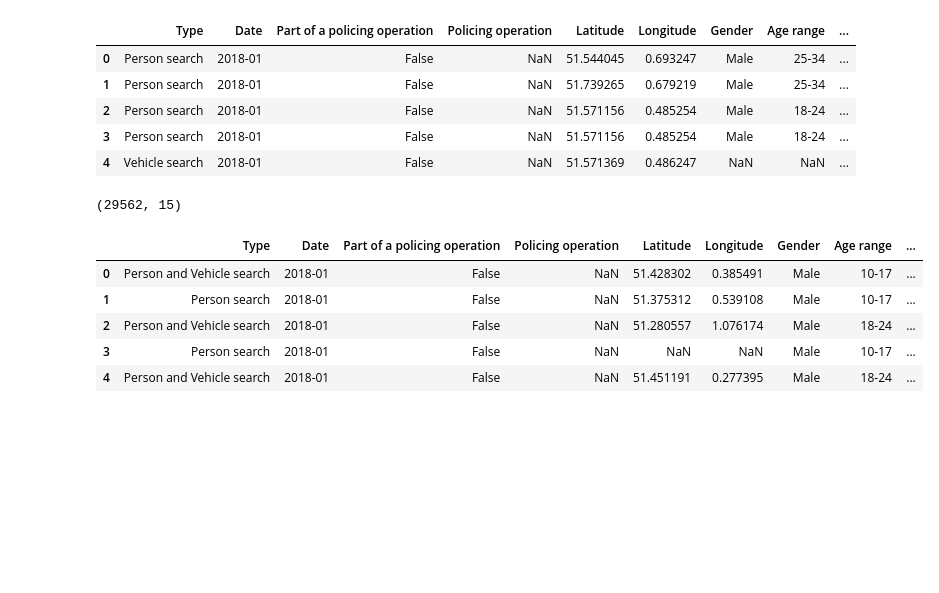
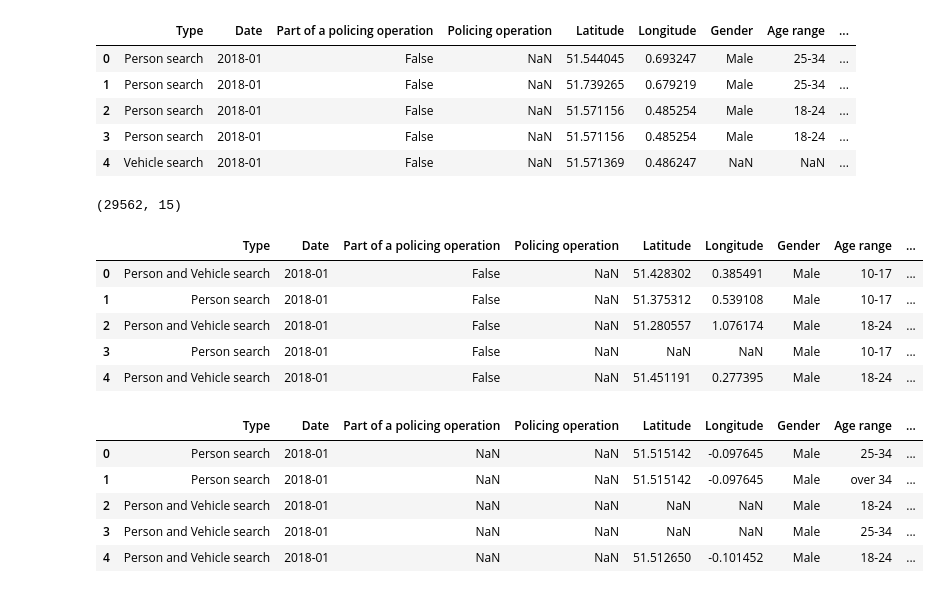
Before and after one commit to ah20776/CE888---Assignment, a Jupyter notebook: Ethnicity in UK Policing/bias.ipynb, the cells around one changed output. Cells and saved outputs as stored; diff of their text form; code cells hidden in the pictures; blank space fills up the shorter version.

```diff
--- a/Ethnicity in UK Policing/bias.ipynb
+++ b/Ethnicity in UK Policing/bias.ipynb
@@ -285,7 +285,7 @@ london19_4["Date"] = "2019-04"
 london19_5 = pd.read_csv('/content/gdrive/My Drive/CE888 - Dataset/London 2018-20/2019-05-city-of-london-stop-and-search.csv')
 london19_5["Date"] = "2019-05"
 london19_6 = pd.read_csv('/content/gdrive/My Drive/CE888 - Dataset/London 2018-20/2019-06-city-of-london-stop-and-search.csv')
-lLondon19_6["Date"] = "2019-06"
+london19_6["Date"] = "2019-06"
 london19_7 = pd.read_csv('/content/gdrive/My Drive/CE888 - Dataset/London 2018-20/2019-07-city-of-london-stop-and-search.csv')
 london19_7["Date"] = "2019-07"
 london19_8 = pd.read_csv('/content/gdrive/My Drive/CE888 - Dataset/London 2018-20/2019-08-city-of-london-stop-and-search.csv')
@@ -301,30 +301,37 @@ london19_12["Date"] = "2019-12"
 london20_1 = pd.read_csv('/content/gdrive/My Drive/CE888 - Dataset/London 2018-20/2020-01-city-of-london-stop-and-search.csv')
 london20_1["Date"] = "2020-01"
 london20_2 = pd.read_csv('/content/gdrive/My Drive/CE888 - Dataset/London 2018-20/2020-02-city-of-london-stop-and-search.csv')
 london20_2["Date"] = "2020-02"
 london20_3 = pd.read_csv('/content/gdrive/My Drive/CE888 - Dataset/London 2018-20/2020-03-city-of-london-stop-and-search.csv')
 london20_3["Date"] = "2020-03"
 london20_4 = pd.read_csv('/content/gdrive/My Drive/CE888 - Dataset/London 2018-20/2020-04-city-of-london-stop-and-search.csv')
 london20_4["Date"] = "2020-04"
 london20_5 = pd.read_csv('/content/gdrive/My Drive/CE888 - Dataset/London 2018-20/2020-05-city-of-london-stop-and-search.csv')
 london20_5["Date"] = "2020-05"
 london20_6 = pd.read_csv('/content/gdrive/My Drive/CE888 - Dataset/London 2018-20/2020-06-city-of-london-stop-and-search.csv')
 london20_6["Date"] = "2020-06"
 london20_7 = pd.read_csv('/content/gdrive/My Drive/CE888 - Dataset/London 2018-20/2020-07-city-of-london-stop-and-search.csv')
 london20_7["Date"] = "2020-07"
 london20_8 = pd.read_csv('/content/gdrive/My Drive/CE888 - Dataset/London 2018-20/2020-08-city-of-london-stop-and-search.csv')
 london20_8["Date"] = "2020-08"
 london20_9 = pd.read_csv('/content/gdrive/My Drive/CE888 - Dataset/London 2018-20/2020-09-city-of-london-stop-and-search.csv')
 london20_9["Date"] = "2020-09"
 london20_10 = pd.read_csv('/content/gdrive/My Drive/CE888 - Dataset/London 2018-20/2020-10-city-of-london-stop-and-search.csv')
 london20_10["Date"] = "2020-10"
 london20_11 = pd.read_csv('/content/gdrive/My Drive/CE888 - Dataset/London 2018-20/2020-11-city-of-london-stop-and-search.csv')
 london20_11["Date"] = "2020-11"
 london20_12 = pd.read_csv('/content/gdrive/My Drive/CE888 - Dataset/London 2018-20/2020-12-city-of-london-stop-and-search.csv')
 london20_12["Date"] = "2020-12"
 london18 = pd.concat([london18_1,london18_2,london18_3,london18_4,london18_5,london18_6,london18_7,london18_8,london18_9,london18_10,london18_11,london18_12])
 london19 = pd.concat([london19_1,london19_2,london19_3,london19_4,london19_5,london19_6,london19_7,london19_8,london19_9,london19_10,london19_11,london19_12])
 london20 = pd.concat([london20_1,london20_2,london20_3,london20_4,london20_5,london20_6,london20_7,london20_8,london20_9,london20_10,london20_11,london20_12])
 london = pd.concat([london18,london19,london20])
 london["City"] = "London"
 london.head()
+# %% [output]
+|  | Type | Date | Part of a policing operation | Policing operation | Latitude | Longitude | Gender | Age range | ... |
+| 0 | Person search | 2018-01 | NaN | NaN | 51.515142 | -0.097645 | Male | 25-34 | ... |
+| 1 | Person search | 2018-01 | NaN | NaN | 51.515142 | -0.097645 | Male | over 34 | ... |
+| 2 | Person and Vehicle search | 2018-01 | NaN | NaN | NaN | NaN | Male | 18-24 | ... |
+| 3 | Person and Vehicle search | 2018-01 | NaN | NaN | NaN | NaN | Male | 25-34 | ... |
+| 4 | Person and Vehicle search | 2018-01 | NaN | NaN | 51.512650 | -0.101452 | Male | 18-24 | ... |
```
